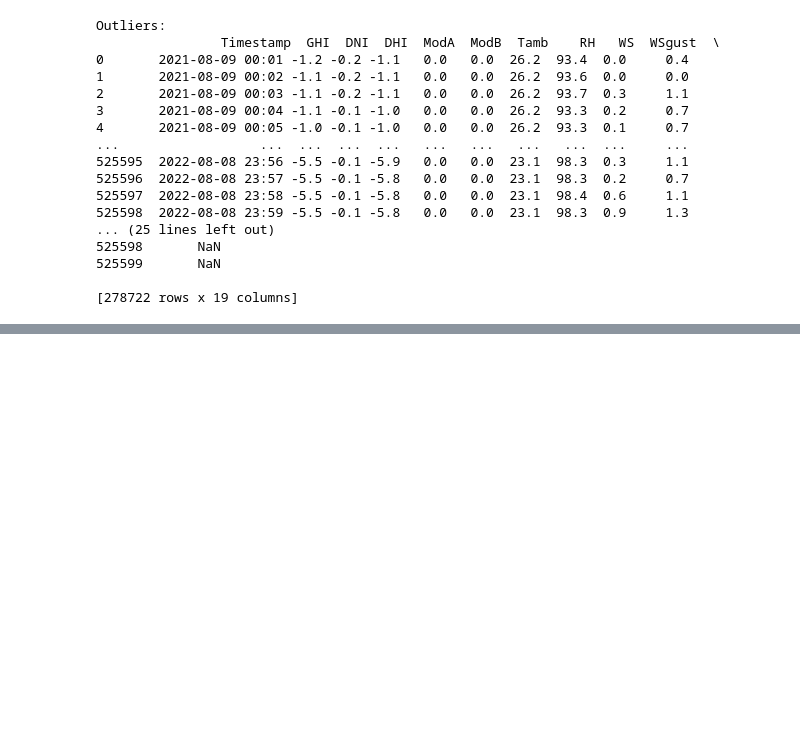
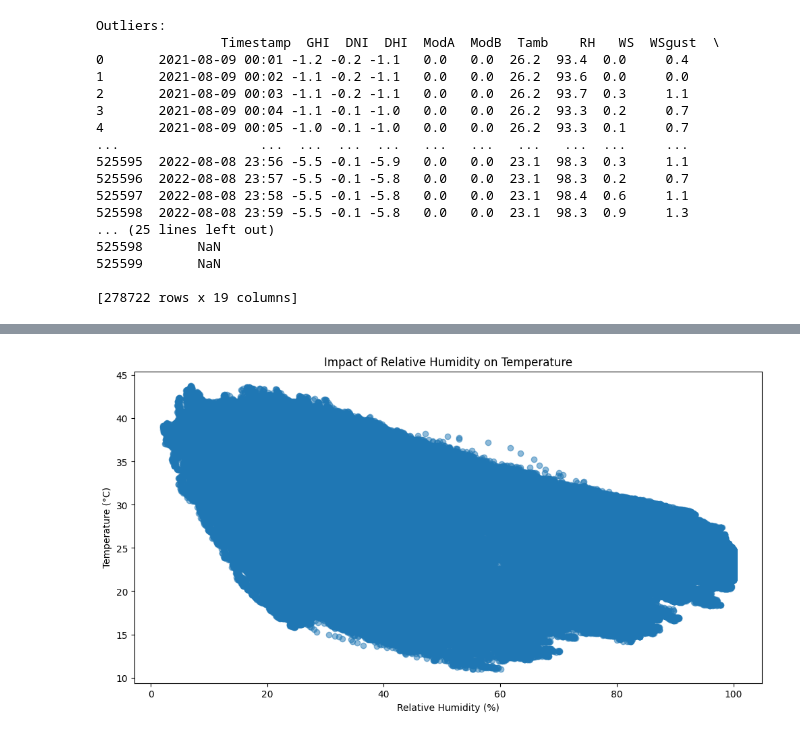
Before and after one commit to ab3lT/10-Academy-Week-0, a Jupyter notebook: notebooks/benin_malanville_data_analysis.ipynb, the cells around one changed output, grey strips where cells are left out. Cells and saved outputs as stored; diff of their text form; code cells hidden in the pictures; blank space fills up the shorter version.

Commit message:
temperature relation

```diff
--- a/notebooks/benin_malanville_data_analysis.ipynb
+++ b/notebooks/benin_malanville_data_analysis.ipynb
@@ -163,0 +188,11 @@ mp.pyplot.show()
+# %%
+
+# Scatter plot to explore the influence of RH on temperature
+mp.pyplot.figure(figsize=(12, 6))
+mp.pyplot.scatter(benin_data['RH'], benin_data['Tamb'], alpha=0.5)
+mp.pyplot.xlabel('Relative Humidity (%)')
+mp.pyplot.ylabel('Temperature (°C)')
+mp.pyplot.title('Impact of Relative Humidity on Temperature')
+mp.pyplot.show()
+# %% [output]
+[figure, added]
```
Also changed, not shown: parts of 6 cells of this notebook.
